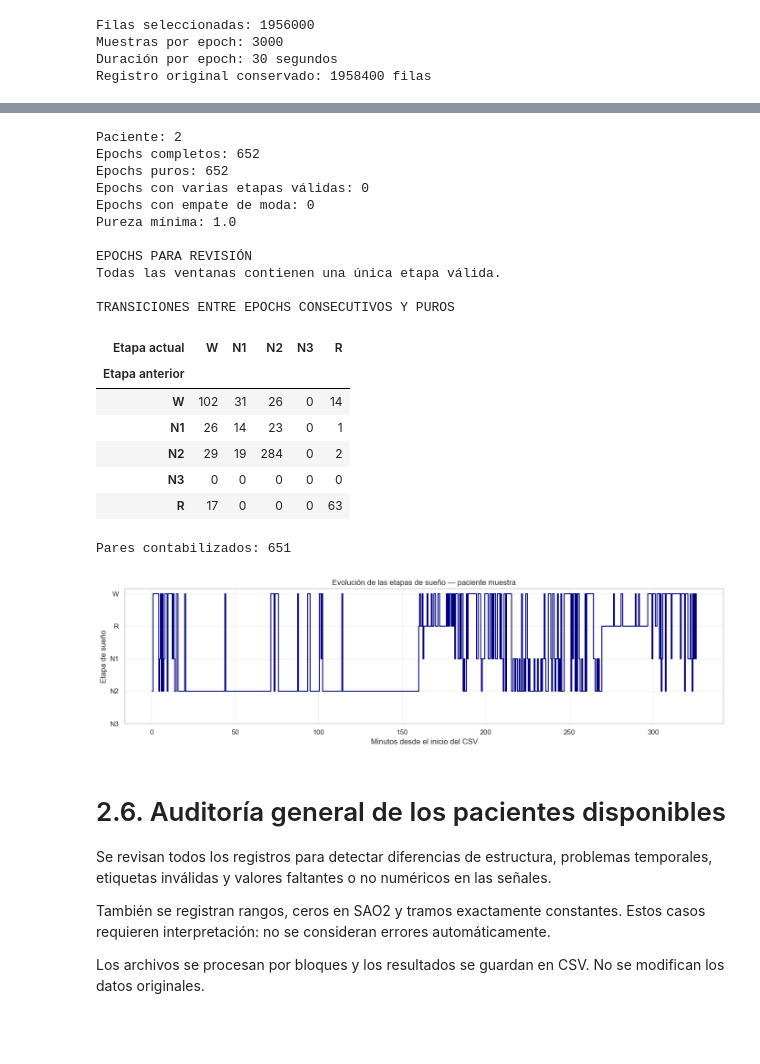
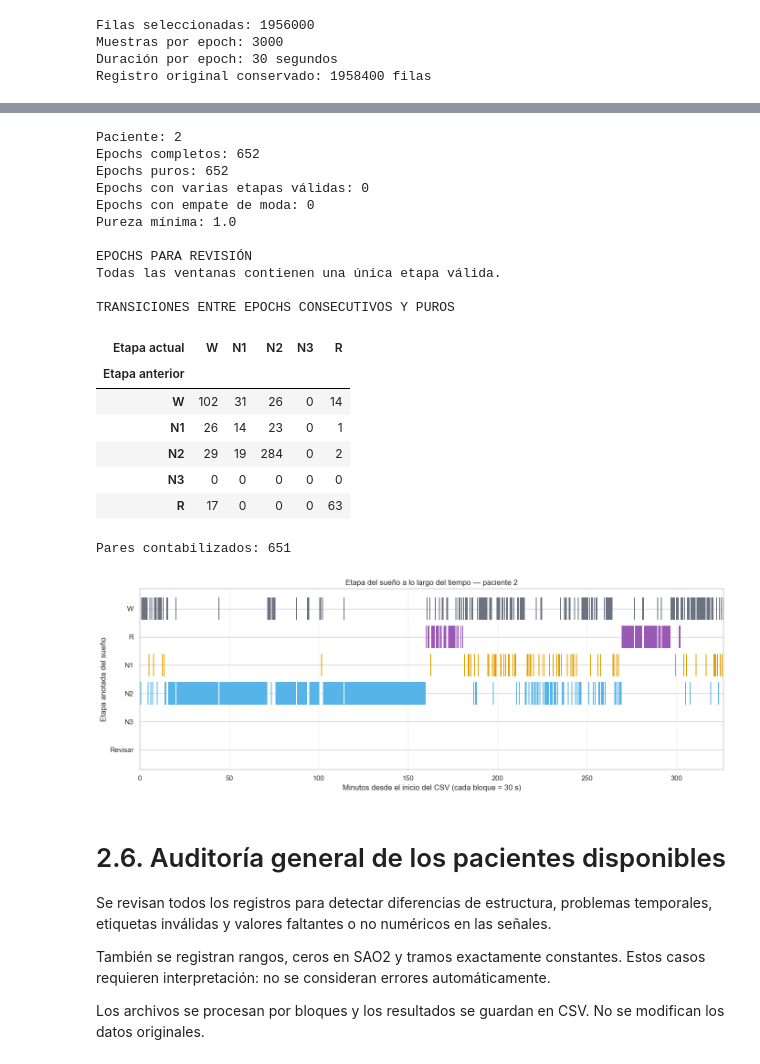
Before and after one commit to Taritto/TPI_CDD_G7, a Jupyter notebook: temporal_version_tp_cdd.ipynb, the cells around one changed output, grey strips where cells are left out. Cells and saved outputs as stored; diff of their text form; code cells hidden in the pictures; blank space fills up the shorter version.

```diff
--- a/temporal_version_tp_cdd.ipynb
+++ b/temporal_version_tp_cdd.ipynb
@@ -885,69 +1094,75 @@ print("\nTRANSICIONES ENTRE EPOCHS CONSECUTIVOS Y PUROS")
 display(transition_matrix)
 print("Pares contabilizados:", int(pares_validos.sum()))
 
-# Numeración utilizada únicamente para colocar etapas en el gráfico.
+# Cada rectángulo representa el intervalo completo de un epoch (0,5 min).
 stage_mapping = {"W": 4, "R": 3, "N1": 2, "N2": 1, "N3": 0}
-df_sample_epochs["stage_num"] = (
-    df_sample_epochs["stage_moda"].map(stage_mapping)
+colores_etapas = {
+    "W": "#6b7280", "R": "#9b59b6", "N1": "#e69f00",
+    "N2": "#56b4e9", "N3": "#0072b2",
+}
+duracion_epoch_min = 0.5
+validos_grafico = (
+    mascara_puros & df_sample_epochs["stage_moda"].isin(etapas_validas)
 )
 
-fig, ax = plt.subplots(figsize=(14, 4))
+fig, ax = plt.subplots(figsize=(14, 5))
+for etapa, nivel in stage_mapping.items():
+    seleccion = validos_grafico & df_sample_epochs["stage_moda"].eq(etapa)
+    ax.barh(
+        nivel, duracion_epoch_min,
+        left=df_sample_epochs.loc[seleccion, "tiempo_min"],
+        height=0.8, color=colores_etapas[etapa], linewidth=0,
+    )
 
-ax.step(
-    df_sample_epochs["tiempo_min"],
-    df_sample_epochs["stage_num"],
-    where="post",
-    color="navy",
-)
-
-# Marcar ventanas no puras que tengan una moda única.
-revisables = (
-    ~mascara_puros
-    & df_sample_epochs["stage_num"].notna()
-)
-
+# Mostrar ventanas no puras sin convertir la moda en una etiqueta definitiva.
+revisables = ~validos_grafico
 if revisables.any():
-    ax.scatter(
-        df_sample_epochs.loc[revisables, "tiempo_min"],
-        df_sample_epochs.loc[revisables, "stage_num"],
-        color="red",
-        label="Epoch no puro",
-        zorder=5,
+    ax.barh(
+        -1, duracion_epoch_min,
+        left=df_sample_epochs.loc[revisables, "tiempo_min"],
+        height=0.8, color="#bdbdbd", linewidth=0,
     )
-    ax.legend()
 
 ax.set_yticks(
-    list(stage_mapping.values()),
-    labels=list(stage_mapping.keys()),
+    [-1, 0, 1, 2, 3, 4],
+    labels=["Revisar", "N3", "N2", "N1", "R", "W"],
 )
-ax.set_xlabel("Minutos desde el inicio del CSV")
-ax.set_ylabel("Etapa de sueño")
-ax.set_title("Evolución de las etapas de sueño — paciente muestra")
-ax.grid(alpha=0.3)
+ax.set_xlim(
+    0, df_sample_epochs["tiempo_min"].max() + duracion_epoch_min
+)
+ax.set_ylim(-1.7, 4.7)
+ax.set_xlabel("Minutos desde el inicio del CSV (cada bloque = 30 s)")
+ax.set_ylabel("Etapa anotada del sueño")
+ax.set_title(
+    f"Etapa del sueño a lo largo del tiempo — paciente "
+    f"{extract_patient_id(sample_file)}"
+)
+ax.grid(axis="x", alpha=0.25)
+ax.set_axisbelow(True)
 
 plt.tight_layout()
 plt.show()
 # %% [output]
 Paciente: 2
 Epochs completos: 652
 Epochs puros: 652
 Epochs con varias etapas válidas: 0
 Epochs con empate de moda: 0
 Pureza mínima: 1.0
 
 EPOCHS PARA REVISIÓN
 Todas las ventanas contienen una única etapa válida.
 
 TRANSICIONES ENTRE EPOCHS CONSECUTIVOS Y PUROS
 | Etapa actual | W | N1 | N2 | N3 | R |
 | Etapa anterior |  |  |  |  |  |
 | W | 102 | 31 | 26 | 0 | 14 |
 | N1 | 26 | 14 | 23 | 0 | 1 |
 | N2 | 29 | 19 | 284 | 0 | 2 |
 | N3 | 0 | 0 | 0 | 0 | 0 |
 | R | 17 | 0 | 0 | 0 | 63 |
 Pares contabilizados: 651
-[figure, old version]
+[figure, new version]
 # %% [markdown]
 # 2.6. Auditoría general de los pacientes disponibles
 
```
Also changed, not shown: parts of 24 cells of this notebook, 5 other files.
